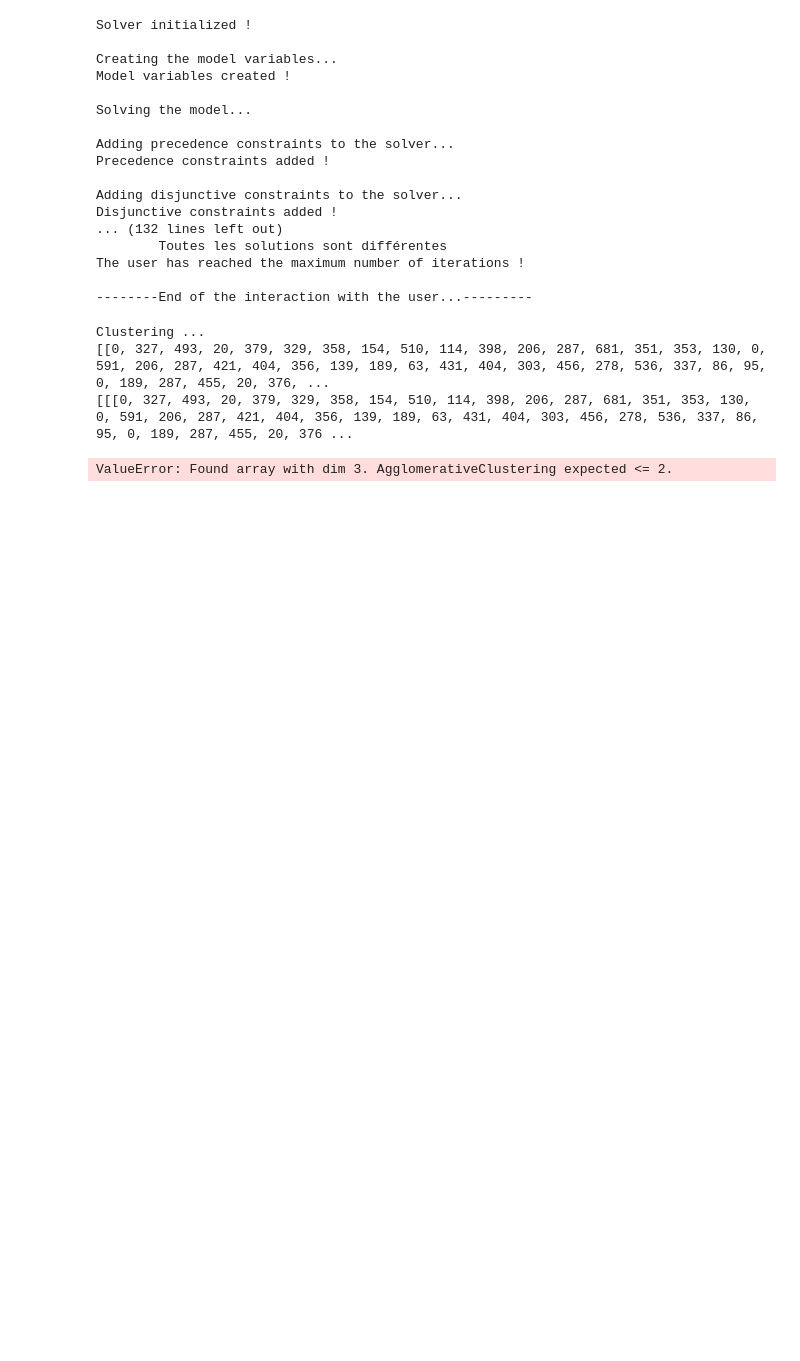
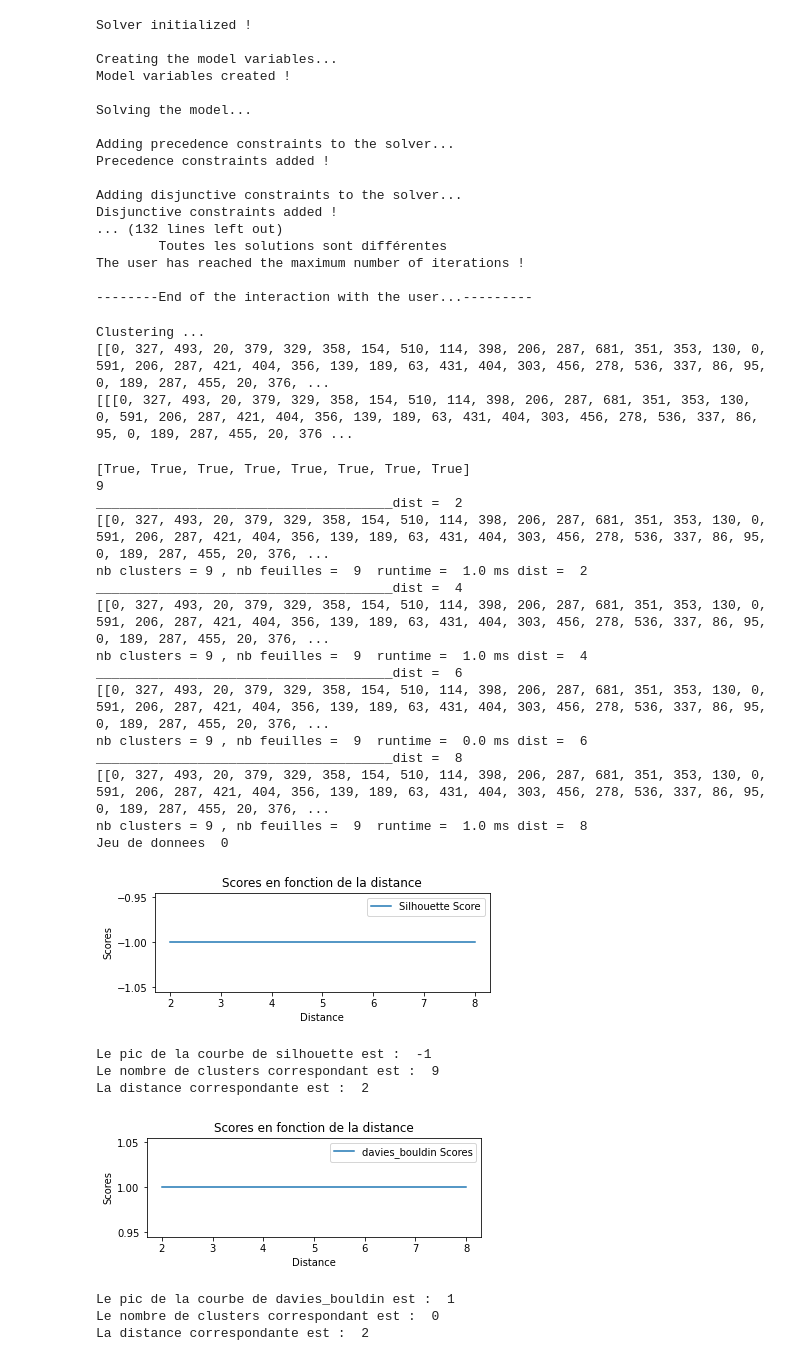
Before and after one commit to BryanBradfo/laas-mission, a Jupyter notebook: MainProgram_nb.ipynb, the cells around one changed output. Cells and saved outputs as stored; diff of their text form; code cells hidden in the pictures; blank space fills up the shorter version.

Commit message:
Silhouette et davie tests

```diff
--- a/MainProgram_nb.ipynb
+++ b/MainProgram_nb.ipynb
@@ -22,7 +22,7 @@ print("\n--------Main program is loading...---------")
 
 # Parameters
 
-k = 5
+k = 10
 
 # Interaction with the solver
 
@@ -285,14 +285,36 @@ Clustering ...
 [[0, 327, 493, 20, 379, 329, 358, 154, 510, 114, 398, 206, 287, 681, 351, 353, 130, 0, 591, 206, 287, 421, 404, 356, 139, 189, 63, 431, 404, 303, 456, 278, 536, 337, 86, 95, 0, 189, 287, 455, 20, 376, ...
 [[[0, 327, 493, 20, 379, 329, 358, 154, 510, 114, 398, 206, 287, 681, 351, 353, 130, 0, 591, 206, 287, 421, 404, 356, 139, 189, 63, 431, 404, 303, 456, 278, 536, 337, 86, 95, 0, 189, 287, 455, 20, 376 ...
 # %%
-for data in layers:
-       list, k_max, leaves_max, runtime = cl.silhouette(data, 2,10)
+# for data in layers:
+#        list, k_max, leaves_max, runtime = cl.silhouette(data, 2,10)
 
-       print("D'après l'indice de silhouette, nb clusters =", k_max ,", nb feuilles = ", leaves_max ,
-              " runtime = ", runtime ,"s \n")
+#        print("D'après l'indice de silhouette, nb clusters =", k_max ,", nb feuilles = ", leaves_max ,
+#               " runtime = ", runtime ,"s \n")
-# %% [output]
-ValueError: Found array with dim 3. AgglomerativeClustering expected <= 2.
 # %%
-# print(list_equal)
-# print (len(matrix))
-# cl.clustering(layers, 2, 10, 2)
+print(list_equal)
+print (len(matrix))
+cl.clustering(layers, 2, 10, 2)
+# %% [output]
+[True, True, True, True, True, True, True, True]
+9
+______________________________________dist =  2
+[[0, 327, 493, 20, 379, 329, 358, 154, 510, 114, 398, 206, 287, 681, 351, 353, 130, 0, 591, 206, 287, 421, 404, 356, 139, 189, 63, 431, 404, 303, 456, 278, 536, 337, 86, 95, 0, 189, 287, 455, 20, 376, ...
+nb clusters = 9 , nb feuilles =  9  runtime =  1.0 ms dist =  2
+______________________________________dist =  4
+[[0, 327, 493, 20, 379, 329, 358, 154, 510, 114, 398, 206, 287, 681, 351, 353, 130, 0, 591, 206, 287, 421, 404, 356, 139, 189, 63, 431, 404, 303, 456, 278, 536, 337, 86, 95, 0, 189, 287, 455, 20, 376, ...
+nb clusters = 9 , nb feuilles =  9  runtime =  1.0 ms dist =  4
+______________________________________dist =  6
+[[0, 327, 493, 20, 379, 329, 358, 154, 510, 114, 398, 206, 287, 681, 351, 353, 130, 0, 591, 206, 287, 421, 404, 356, 139, 189, 63, 431, 404, 303, 456, 278, 536, 337, 86, 95, 0, 189, 287, 455, 20, 376, ...
+nb clusters = 9 , nb feuilles =  9  runtime =  0.0 ms dist =  6
+______________________________________dist =  8
+[[0, 327, 493, 20, 379, 329, 358, 154, 510, 114, 398, 206, 287, 681, 351, 353, 130, 0, 591, 206, 287, 421, 404, 356, 139, 189, 63, 431, 404, 303, 456, 278, 536, 337, 86, 95, 0, 189, 287, 455, 20, 376, ...
+nb clusters = 9 , nb feuilles =  9  runtime =  1.0 ms dist =  8
+Jeu de donnees  0
+[figure, added]
+Le pic de la courbe de silhouette est :  -1
+Le nombre de clusters correspondant est :  9
+La distance correspondante est :  2
+[figure, added]
+Le pic de la courbe de davies_bouldin est :  1
+Le nombre de clusters correspondant est :  0
+La distance correspondante est :  2
```
Also changed, not shown: 1 other file.
